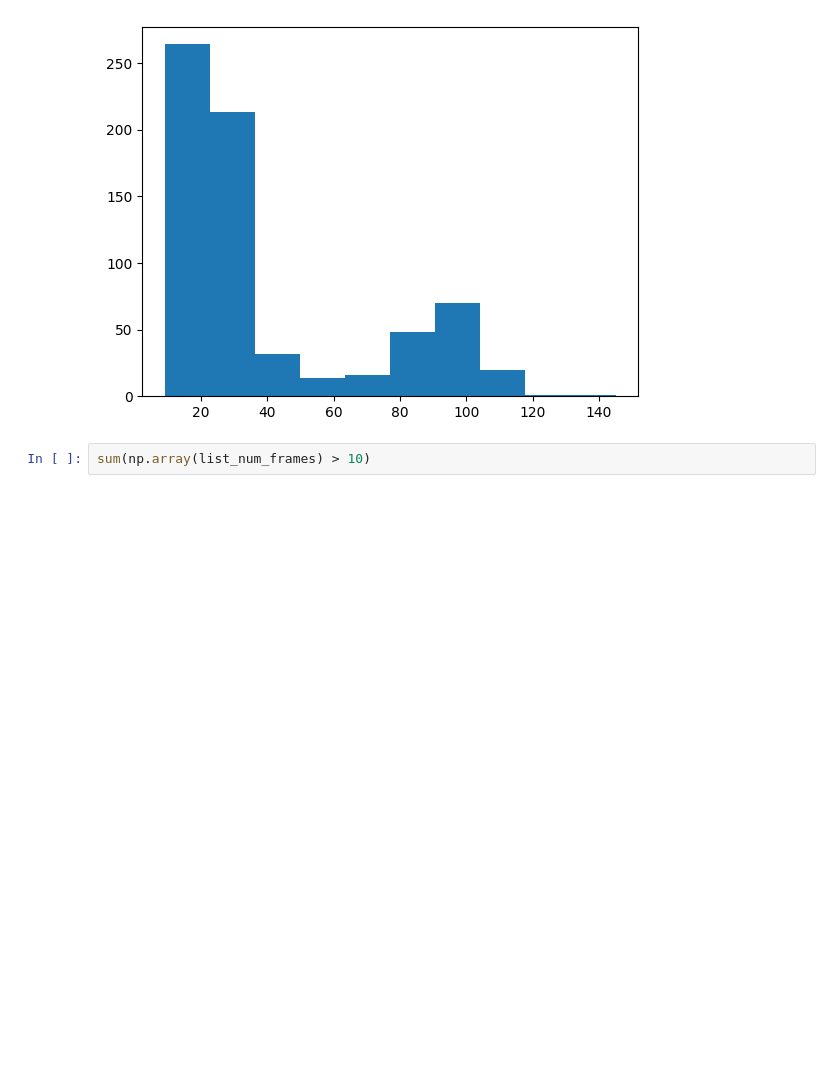
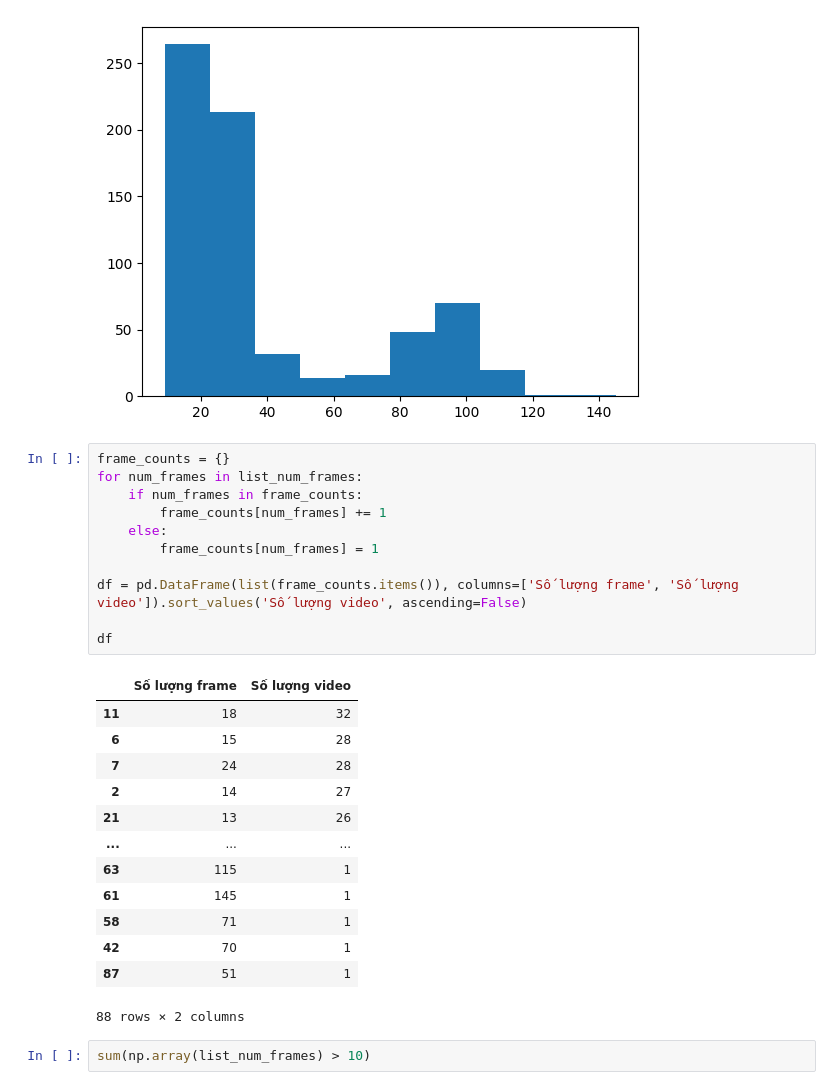
Before and after one commit to nhamcotdo/PBL-, a Jupyter notebook: CreateDataAndTrain/Train_v4/CreateDatasetAndTrain_withpadding_v2.ipynb, the cells around one changed output. Cells and saved outputs as stored; diff of their text form; blank space fills up the shorter version.

```diff
--- a/CreateDataAndTrain/Train_v4/CreateDatasetAndTrain_withpadding_v2.ipynb
+++ b/CreateDataAndTrain/Train_v4/CreateDatasetAndTrain_withpadding_v2.ipynb
@@ -165,6 +141,31 @@ plt.hist(list_num_frames)
         131.4, 145. ]),
  <BarContainer object of 10 artists>)
 [figure]
+# %%
+frame_counts = {}
+for num_frames in list_num_frames:
+    if num_frames in frame_counts:
+        frame_counts[num_frames] += 1
+    else:
+        frame_counts[num_frames] = 1
+
+df = pd.DataFrame(list(frame_counts.items()), columns=['Số lượng frame', 'Số lượng video']).sort_values('Số lượng video', ascending=False)
+
+df
+# %% [output]
+|  | Số lượng frame | Số lượng video |
+| 11 | 18 | 32 |
+| 6 | 15 | 28 |
+| 7 | 24 | 28 |
+| 2 | 14 | 27 |
+| 21 | 13 | 26 |
+| ... | ... | ... |
+| 63 | 115 | 1 |
+| 61 | 145 | 1 |
+| 58 | 71 | 1 |
+| 42 | 70 | 1 |
+| 87 | 51 | 1 |
+88 rows × 2 columns
 # %%
 sum(np.array(list_num_frames) > 10)
 # %% [output]
```
Also changed, not shown: parts of 2 cells of this notebook, 3 other files.
